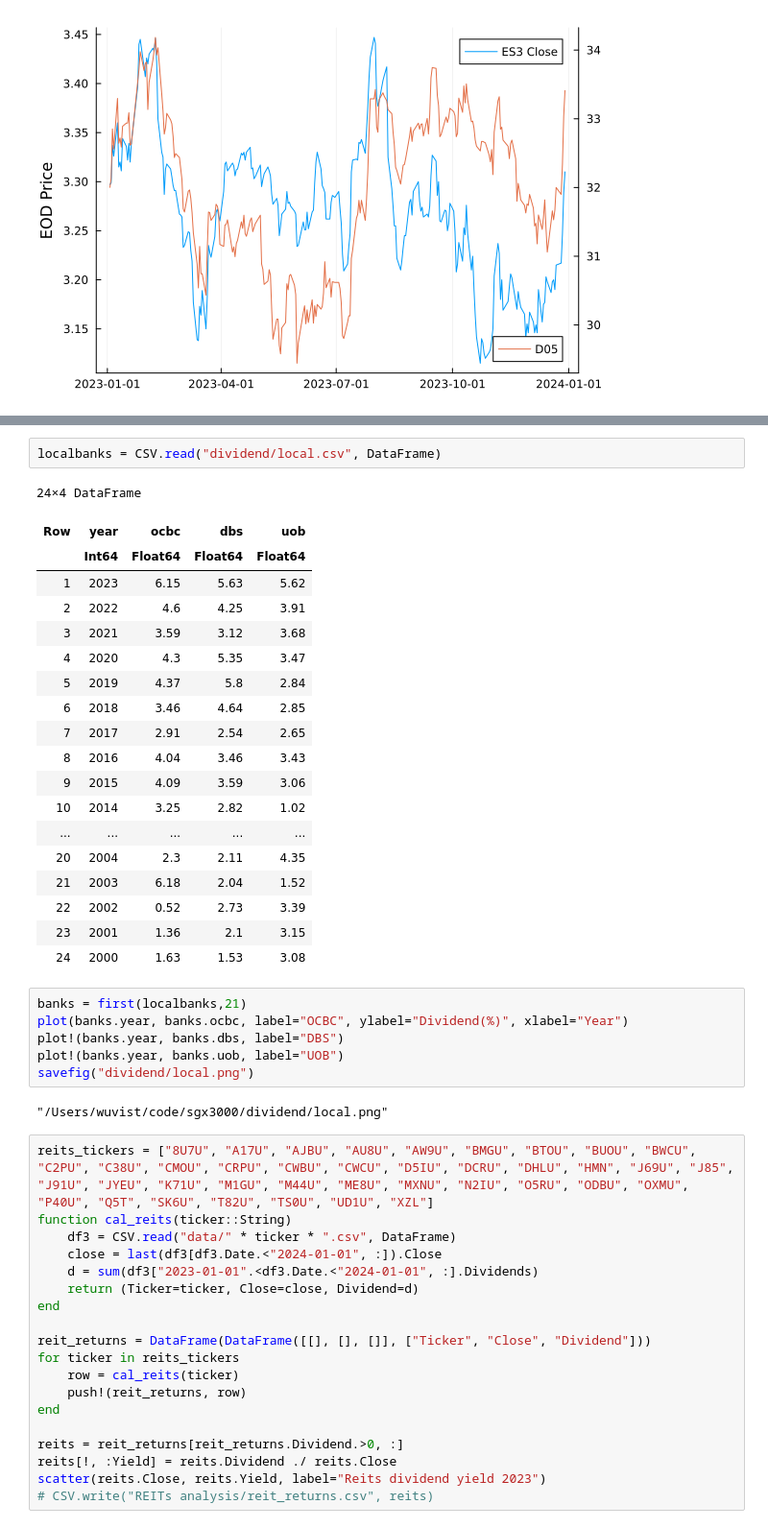
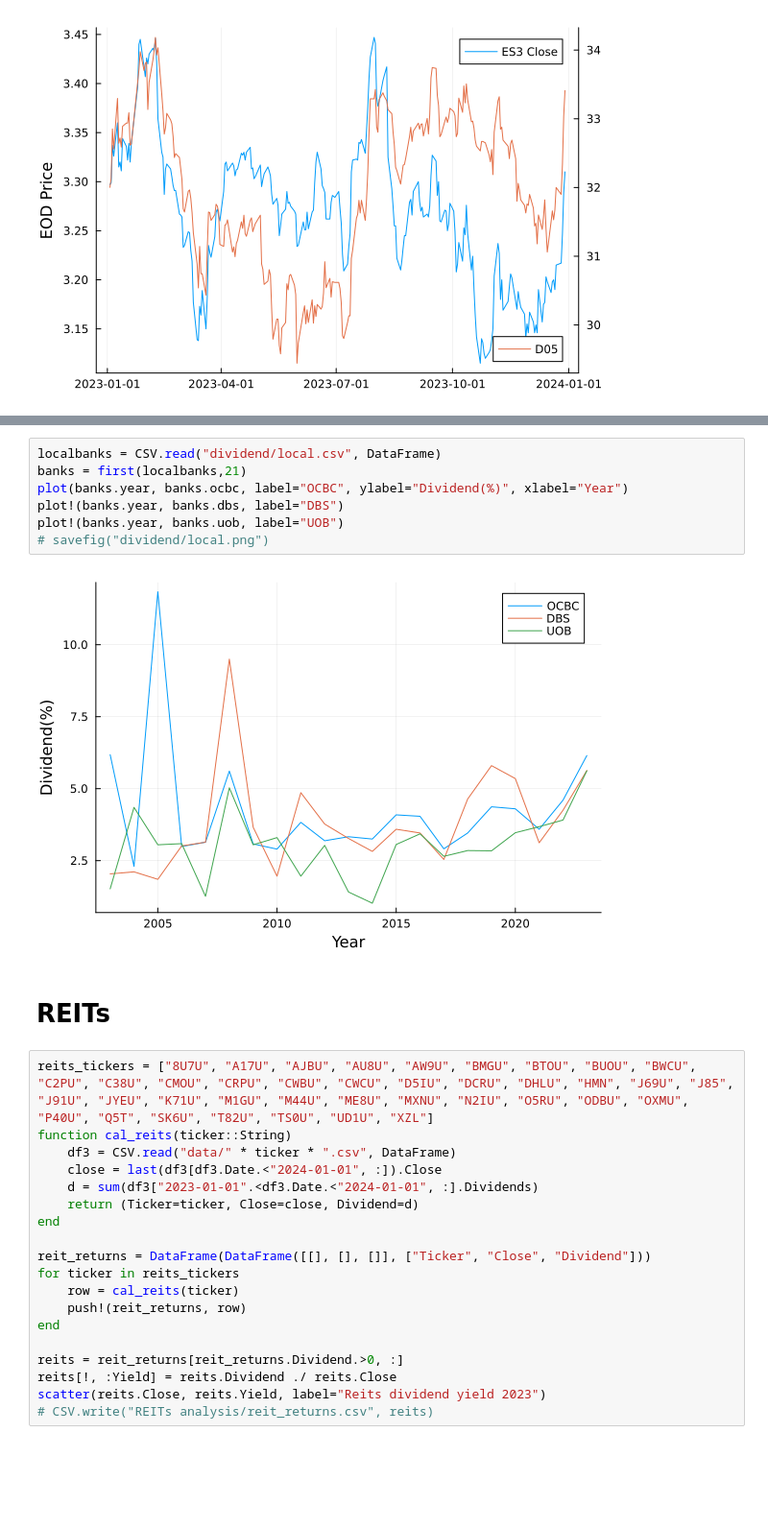
Before and after one commit to Wuvist/sgx3000, a Jupyter notebook: try.ipynb, the cells around one changed output, grey strips where cells are left out. Shown at 96% size. Cells and saved outputs as stored; diff of their text form; blank space fills up the shorter version.

```diff
--- a/try.ipynb
+++ b/try.ipynb
@@ -233,33 +126,14 @@ savefig("dividend/sg_cn_us.png")
-# %%
-localbanks = CSV.read("dividend/local.csv", DataFrame)
-# %% [output]
-24×4 DataFrame
-| Row | year | ocbc | dbs | uob |
-|  | Int64 | Float64 | Float64 | Float64 |
-| 1 | 2023 | 6.15 | 5.63 | 5.62 |
-| 2 | 2022 | 4.6 | 4.25 | 3.91 |
-| 3 | 2021 | 3.59 | 3.12 | 3.68 |
-| 4 | 2020 | 4.3 | 5.35 | 3.47 |
-| 5 | 2019 | 4.37 | 5.8 | 2.84 |
-| 6 | 2018 | 3.46 | 4.64 | 2.85 |
-| 7 | 2017 | 2.91 | 2.54 | 2.65 |
-| 8 | 2016 | 4.04 | 3.46 | 3.43 |
-| 9 | 2015 | 4.09 | 3.59 | 3.06 |
-| 10 | 2014 | 3.25 | 2.82 | 1.02 |
-| ... | ... | ... | ... | ... |
-| 20 | 2004 | 2.3 | 2.11 | 4.35 |
-| 21 | 2003 | 6.18 | 2.04 | 1.52 |
-| 22 | 2002 | 0.52 | 2.73 | 3.39 |
-| 23 | 2001 | 1.36 | 2.1 | 3.15 |
-| 24 | 2000 | 1.63 | 1.53 | 3.08 |
 # %%
+localbanks = CSV.read("dividend/local.csv", DataFrame)
 banks = first(localbanks,21)
 plot(banks.year, banks.ocbc, label="OCBC", ylabel="Dividend(%)", xlabel="Year")
 plot!(banks.year, banks.dbs, label="DBS")
 plot!(banks.year, banks.uob, label="UOB")
-savefig("dividend/local.png")
+# savefig("dividend/local.png")
 # %% [output]
-"/Users/wuvist/code/sgx3000/dividend/local.png"
+[figure, added]
+# %% [markdown]
+# REITs
 # %%
 reits_tickers = ["8U7U", "A17U", "AJBU", "AU8U", "AW9U", "BMGU", "BTOU", "BUOU", "BWCU", "C2PU", "C38U", "CMOU", "CRPU", "CWBU", "CWCU", "D5IU", "DCRU", "DHLU", "HMN", "J69U", "J85", "J91U", "JYEU", "K71U", "M1GU", "M44U", "ME8U", "MXNU", "N2IU", "O5RU", "ODBU", "OXMU", "P40U", "Q5T", "SK6U", "T82U", "TS0U", "UD1U", "XZL"]
 function cal_reits(ticker::String)
```
Also changed, not shown: parts of 18 cells of this notebook, 1 other file.
